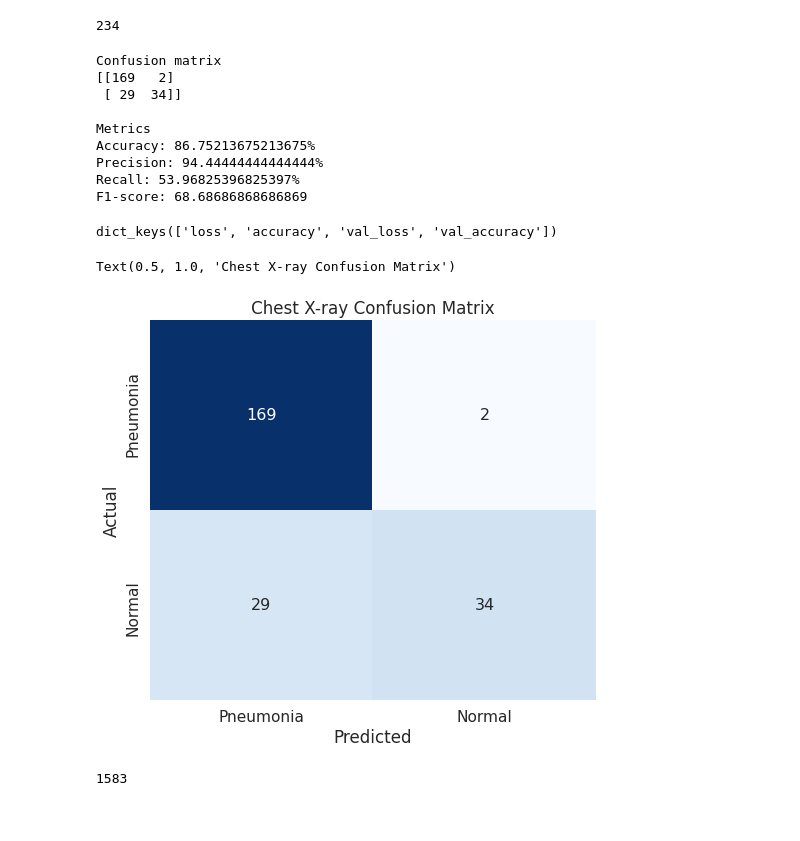
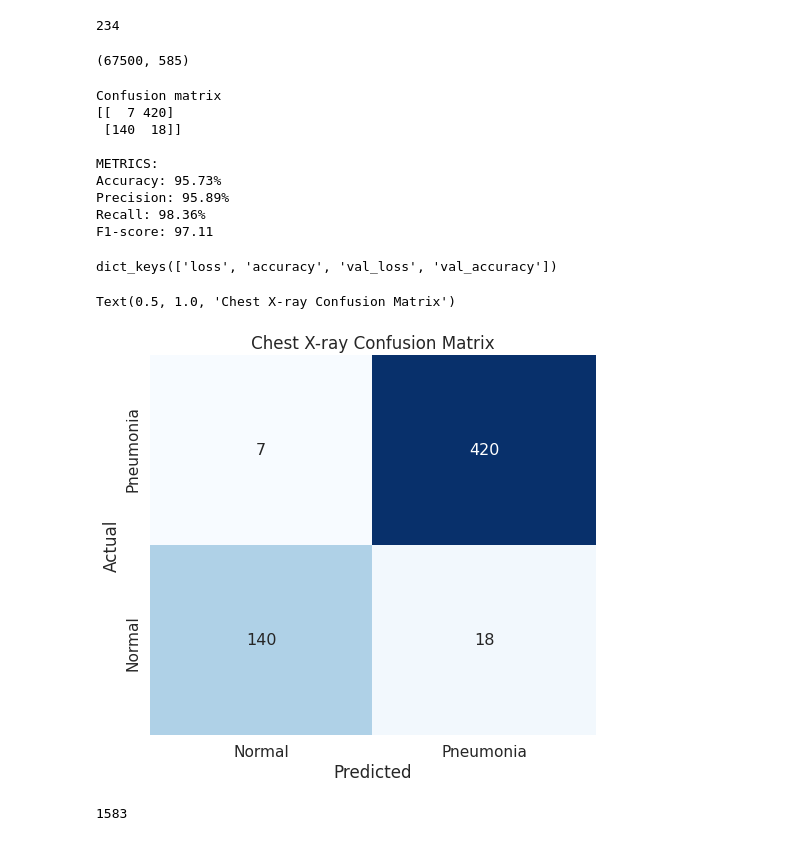
Before and after one commit to sciencelee/mod4-xray-pneumonia-ML, a Jupyter notebook: mod4_xrays.ipynb, the cells around one changed output. Drawn from its saved outputs; the diff is of its cells as text; code cells hidden in the pictures.

```diff
--- a/mod4_xrays.ipynb
+++ b/mod4_xrays.ipynb
@@ -502,9 +539,9 @@ model2.compile(loss='binary_crossentropy',
 #Training and evaluation
 # %%
 # ⏰ This cell may take several minutes to run
-history2 = model2.fit_generator(train_generator,
-                              steps_per_epoch=50,
-                              epochs=20,
+history2 = model2.fit(train_generator,
+                              steps_per_epoch=100,
+                              epochs=100,
                               validation_data=validation_generator,
-                              validation_steps=20)
+                              validation_steps=50)
 # %% [output]
@@ -753,60 +798,60 @@ NameError: ignored
 print(len(test_images))
 # %% [output]
 234
+# %%
+test_images.reshape(67500,-1).shape
+#train_img.shape
+# %% [output]
+(67500, 585)
 # %%
 # CONFUSION MATRIX AND SCORING
-from sklearn.metrics import accuracy_score, confusion_matrix
 
-preds = model.predict(test_img) # Pick the best model
-acc = accuracy_score(test_y, np.round(preds))*100
+preds = model2.predict(test_images) # Use your best model. For CNN I used test_images, for baseline I used test_img
+#acc = accuracy_score(test_y, np.round(preds))*100
+acc = (1-accuracy_score(test_y, np.round(preds)))*100  # my test_y is backwards for model2!!
 cm = confusion_matrix(test_y, np.round(preds))
-tn, fp, fn, tp = cm.ravel()
+fn, tp, tn, fp = cm.ravel()
 
 print('Confusion matrix')
 print(cm)
 
-print('\nMetrics')
+print('\nMETRICS:')
 precision = tp/(tp+fp)*100
 recall = tp/(tp+fn)*100
-print('Accuracy: {}%'.format(acc))
-print('Precision: {}%'.format(precision))
-print('Recall: {}%'.format(recall))
-print('F1-score: {}'.format(2*precision*recall/(precision+recall)))
+print('Accuracy: {:.2f}%'.format(acc))
+print('Precision: {:.2f}%'.format(precision))
+print('Recall: {:.2f}%'.format(recall))
+print('F1-score: {:.2f}'.format(2*precision*recall/(precision+recall)))
 # %% [output]
 Confusion matrix
-[[169   2]
- [ 29  34]]
+[[  7 420]
+ [140  18]]
 
-Metrics
-Accuracy: 86.75213675213675%
-Precision: 94.44444444444444%
-Recall: 53.96825396825397%
-F1-score: 68.68686868686869
+METRICS:
+Accuracy: 95.73%
+Precision: 95.89%
+Recall: 98.36%
+F1-score: 97.11
 # %%
 hist.history.keys()
 #model.predict(train_img) # Pick the best model
 # %% [output]
 dict_keys(['loss', 'accuracy', 'val_loss', 'val_accuracy'])
 # %%
-from sklearn.metrics import confusion_matrix
-import pandas as pd
-import seaborn as sn
-import matplotlib.pyplot as plt
-%matplotlib inline
-import numpy as np
+
 
 df_cm = pd.DataFrame(cm, columns=np.unique(test_y), index = np.unique(test_y))
 df_cm.index.name = 'Actual'
 df_cm.columns.name = 'Predicted'
 plt.figure(figsize = (8,7))
 sn.set(font_scale=1.4)#for label size
 sn.heatmap(df_cm, cmap="Blues", annot=True,annot_kws={"size": 16}, fmt='g', cbar=False)# font size
-plt.xticks([0.5, 1.5], ['Pneumonia', 'Normal'])
+plt.xticks([0.5, 1.5], ['Normal', 'Pneumonia'])
 plt.yticks([0.3, 1.4], ['Pneumonia', 'Normal'])
 plt.title('Chest X-ray Confusion Matrix')
 # %% [output]
 Text(0.5, 1.0, 'Chest X-ray Confusion Matrix')
-[figure, old version]
+[figure, new version]
 # %%
 len(os.listdir(all_normal_folder))
 # %% [output]
```
Also changed, not shown: parts of 55 cells of this notebook.
